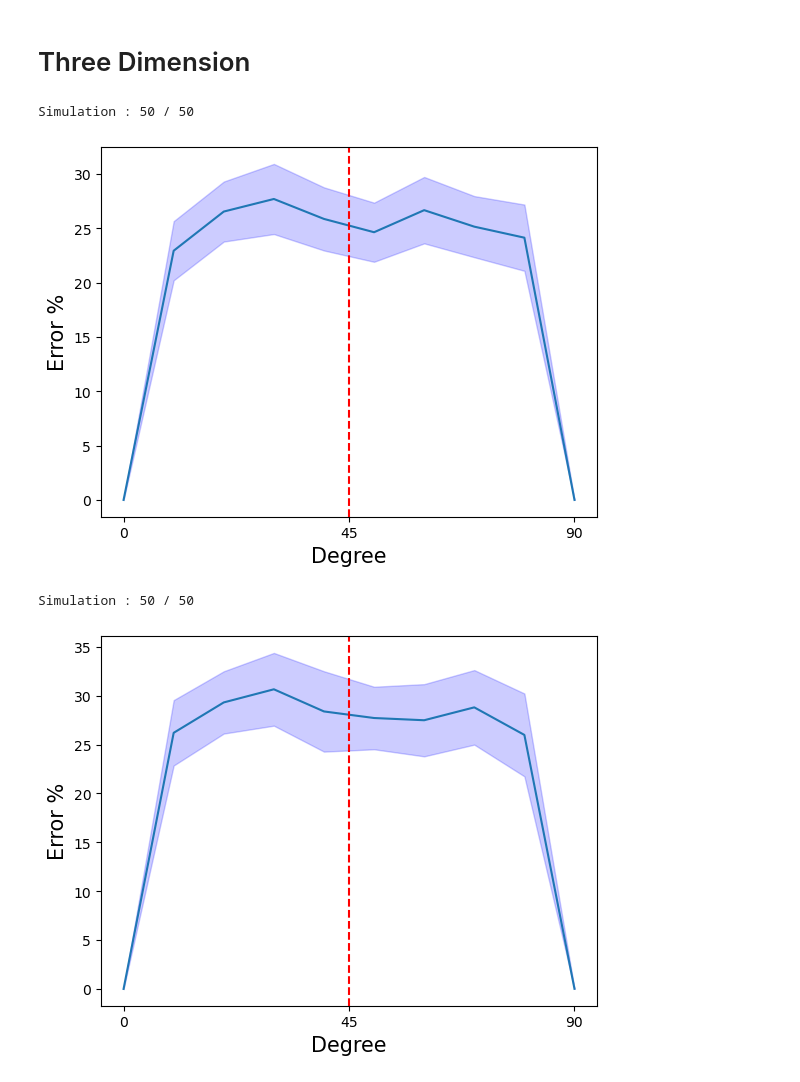
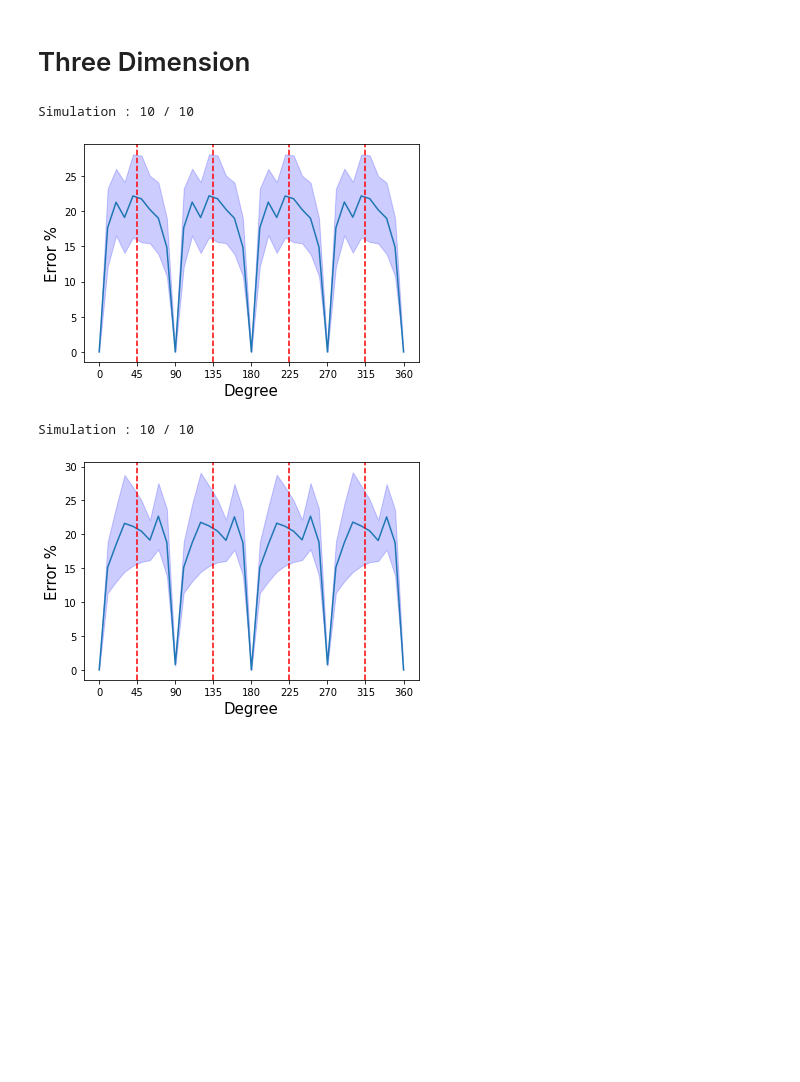
Before and after one commit to SoumyabrataKundu/Steerable, a Jupyter notebook: Equivariance.ipynb, the cells around one changed output. Cells and saved outputs as stored; diff of their text form; code cells hidden in the pictures; blank space fills up the shorter version.

```diff
--- a/Equivariance.ipynb
+++ b/Equivariance.ipynb
@@ -37,8 +37,8 @@ def check_equivariance(model, dataset, transfomation=None):
             norm2 = torch.linalg.vector_norm(outputs1)
             return (diff_norm/sqrt(norm1*norm2)).item() * 100
 
-    n_sim = 50
-    degrees = torch.arange(0, 361, 90)
+    n_sim = 10
+    degrees = torch.arange(0, 361, 10)
     values = torch.zeros(n_sim, len(degrees))
 
     for sim in range(n_sim):
@@ -79,7 +79,7 @@ class Model(torch.nn.Module):
             snn.SE2CGNonLinearity(2, 8, n_angle),
             snn.SE2BatchNorm(),
             snn.SE2ConvType2(2, 2, 5, freq_cutoff, n_angle=n_angle, padding='same', interpolation_type=interpolation_type),
-            snn.SE2BatchNorm(),
+
 
             snn.SE2AvgPool(4),
             snn.SE2ConvType2(2, 2, 7,freq_cutoff, n_angle=n_angle, interpolation_type=interpolation_type),
@@ -102,31 +102,31 @@ Simulation : 50 / 50
 # %%
 # Model
 class Model(torch.nn.Module):
     def __init__(self) -> None:
         super().__init__()
-        n_angle = 256
+        n_angle = 40
 
         self.network = torch.nn.Sequential(
             snn.SE3Conv(1, [2,3], 3, n_angle=n_angle, padding='same'),
             snn.SE3NormNonLinearity([2,3]),
             snn.SE3Conv([2,3], [4,5], 3, n_angle=n_angle, padding='same'),
             snn.SE3BatchNorm(),
 
             snn.SE3AvgPool(4),
 
             snn.SE3Conv([4, 5], [4, 5], 8, n_angle=n_angle),
             snn.SE3NormFlatten()
         )
     def forward(self,x):
         return self.network(x.type(torch.cfloat))
 
 # Check Equivariance
 model = Model().to(device)
 dataset = GaussianDataset(size =(1,32,32,32))
 check_equivariance(model, dataset, lambda x, degree:snn.rotate_image(x, (degree,0,0))) # rotation about z-axis
 check_equivariance(model, dataset, lambda x, degree:snn.rotate_image(x, (0,degree,0))) # rotation about y-axis
 # %% [output]
-Simulation : 50 / 50
+Simulation : 10 / 10
-[figure, old version]
+[figure, new version]
-Simulation : 50 / 50
+Simulation : 10 / 10
-[figure, old version]
+[figure, new version]
```
Also changed, not shown: parts of 1 cell of this notebook, 3 other files.
